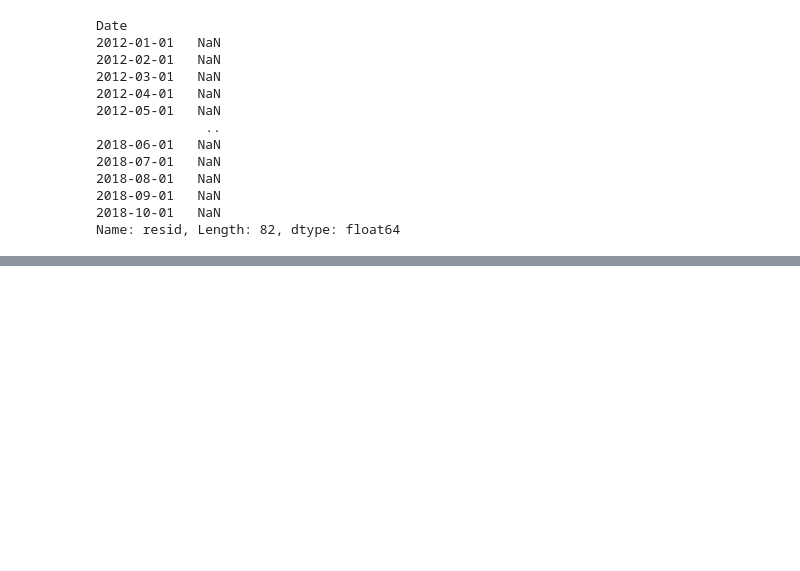
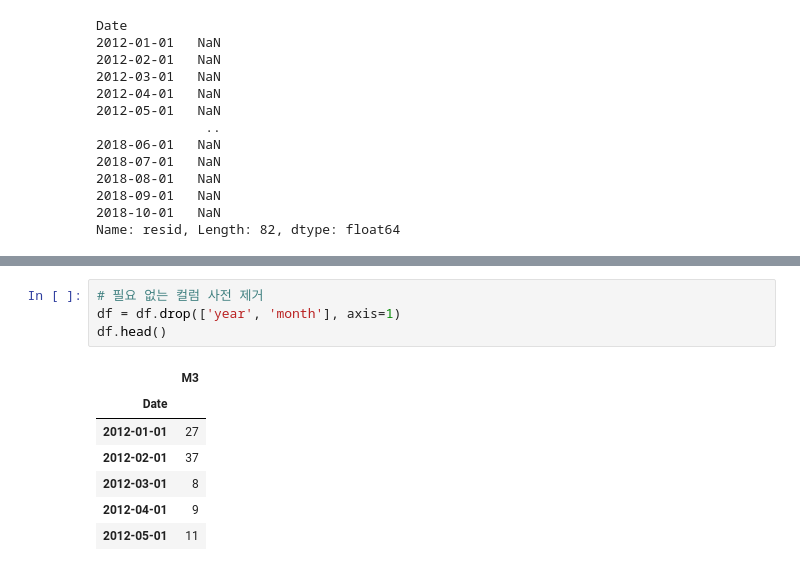
Before and after one commit to seonydg/ml-regression-order-quantity-forecast, a Jupyter notebook: regression-order-quantity-forecast.ipynb, the cells around one changed output, grey strips where cells are left out. Drawn from its saved outputs; the diff is of its cells as text; blank space fills up the shorter version.

```diff
--- a/regression-order-quantity-forecast.ipynb
+++ b/regression-order-quantity-forecast.ipynb
@@ -268,0 +277,12 @@ Name: resid, Length: 82, dtype: float64
+# %%
+# 필요 없는 컬럼 사전 제거
+df = df.drop(['year', 'month'], axis=1)
+df.head()
+# %% [output]
+|  | M3 |
+| Date |  |
+| 2012-01-01 | 27 |
+| 2012-02-01 | 37 |
+| 2012-03-01 | 8 |
+| 2012-04-01 | 9 |
+| 2012-05-01 | 11 |
```
Also changed, not shown: parts of 5 cells of this notebook.
